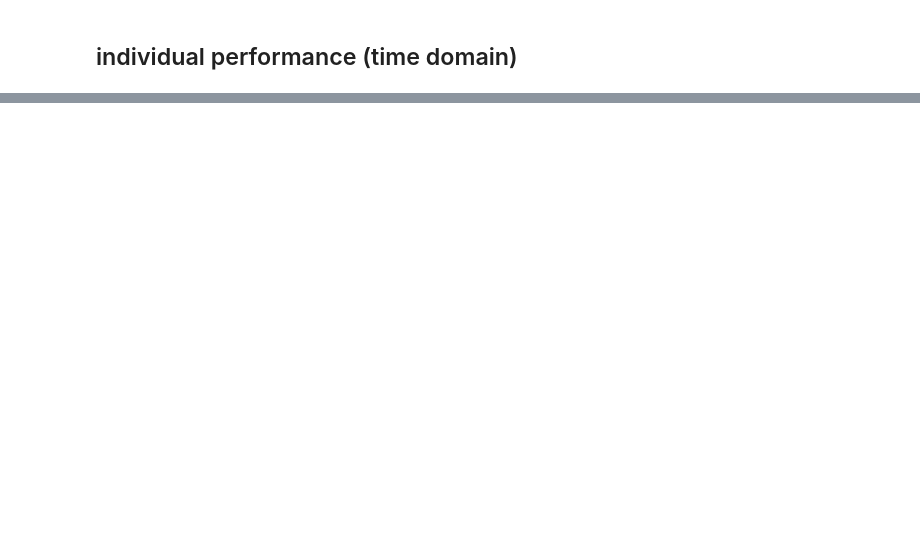
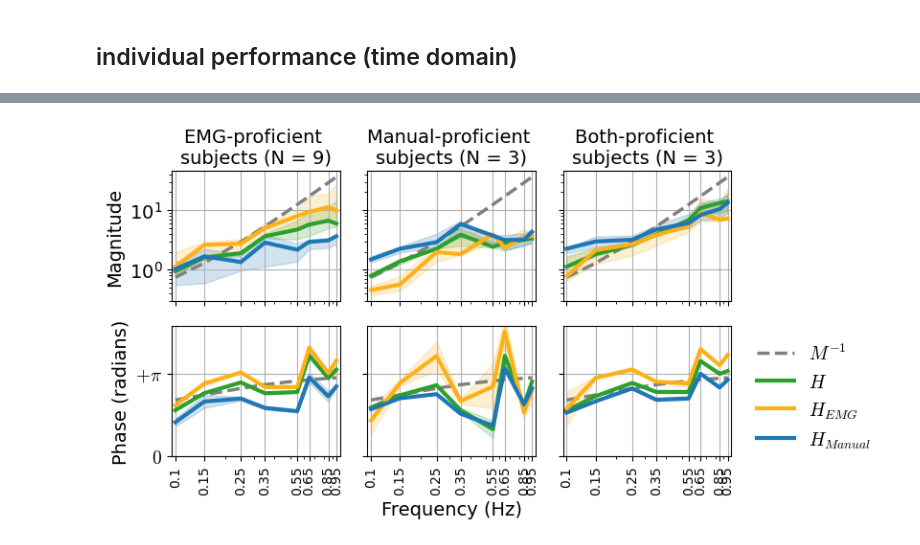
Before and after one commit to sburden-group/sensorimotor_fusion, a Jupyter notebook: analysis/Multimodal paper/20240130_EMBCabstract.ipynb, the cells around one changed output, grey strips where cells are left out. Saved outputs shown, nothing was run; the diff lists cells and outputs as text; code cells hidden in the pictures; blank space fills up the shorter version.

```diff
--- a/analysis/Multimodal paper/20240130_EMBCabstract.ipynb
+++ b/analysis/Multimodal paper/20240130_EMBCabstract.ipynb
@@ -401,0 +499,87 @@ plt.show()
+# %%
+# Bode plot of F and B
+xticks = np.array([0.1 , 0.15, 0.25, 0.35, 0.55, 0.65, 0.85, 0.95])
+xlim = (0.095, 1.0)
+ylimphase = (0, np.pi+1.8)
+yticksphase = [0.,np.pi]
+yticklabelsphase = [r'$0$',r'$+\pi$']
+TFlabels = ['F','B','F0','F1','B0','B1']
+last_few_trials = 7 # cross trials (N//2)
+
+for cond in [2]:
+    fig,axs = plt.subplots(2,3,sharex = 'col', sharey = 'row',figsize=(8.5,4.5))
+
+    for i,sub in enumerate([emg_experts,slider_experts,both_experts]):
+        # magnitude
+        ax = axs[0,i]
+        ax.plot(freqs,np.abs(1/M),'--',color= 'grey',label = r'Machine inverse $M^{-1}$',linewidth = 2.5)
+
+        mean = np.mean(np.abs(F[sub,cond,-last_few_trials:,:]),axis = 1) #mean across trials
+        q25,q50,q75 = np.quantile(mean,[0.25,0.5,0.75],axis = 0) #across subjects
+        ax.plot(freqs,q50,'-',label = 'Feedforward (combined)',color = colors['GREEN'],linewidth = 3)
+        ax.fill_between(freqs, q25, q75, alpha=0.2,color = colors['GREEN'])
+
+        mean = np.mean(np.abs(F0[sub,cond,-last_few_trials:,:]),axis = 1) #mean across trials
+        q25,q50,q75 = np.quantile(mean,[0.25,0.5,0.75],axis = 0) #across subjects
+        ax.plot(freqs,q50,'-',label = 'Feedforward (EMG pathway)',color = colors['GOLD'],linewidth = 3)
+        ax.fill_between(freqs, q25, q75, alpha=0.2, color=colors['GOLD'])
+
+        mean = np.mean(np.abs(F1[sub,cond,-last_few_trials:,:]),axis = 1) #mean across trials
+        q25,q50,q75 = np.quantile(mean,[0.25,0.5,0.75],axis = 0) #across subjects
+        ax.plot(freqs,q50,'-',label = 'Feedforward (Manual pathway)',color = colors['BLUE'],linewidth = 3)
+        ax.fill_between(freqs, q25, q75, alpha=0.2, color=colors['BLUE'])
+
+        ax.set_xscale("log")
+        ax.set_xlim(xlim)
+        ax.grid('on',zorder=-1)
+        # ax.set_ylim(0.1,80)
+        ax.set_yscale("log")
+
+        # phase
+        ax = axs[1,i]
+        ax.plot(freqs,np.angle(1/M),'--',color= 'grey',label = r'$M^{-1}$',linewidth = 2.5)
+
+        angle = np.angle(np.mean(np.exp(1j*(np.angle(F[sub,cond,-last_few_trials:,:]))),axis = 1)) #mean across trials
+        z = np.mean(np.exp(1j*(angle-np.pi/2)), axis=0) #mean across subjects
+        mean = np.angle(z)+np.pi/2
+        disp = 1 - np.abs(z)
+        ax.plot(freqs,mean,'-',label = r'$H$',color = colors['GREEN'],linewidth = 3)
+        ax.fill_between(freqs,mean+disp,mean-disp,alpha = 0.2,color = colors['GREEN'])
+
+        angle = np.angle(np.mean(np.exp(1j*(np.angle(F0[sub,cond,-last_few_trials:,:]))),axis = 1)) #mean across trials
+        z = np.mean(np.exp(1j*(angle-np.pi)), axis=0) #mean across subjects
+        mean = np.angle(z)+np.pi
+        disp = 1 - np.abs(z)
+        ax.plot(freqs,mean,'-',label = r'$H_{EMG}$',color = colors['GOLD'],linewidth = 3)
+        ax.fill_between(freqs,mean+disp,mean-disp,alpha = 0.2,color = colors['GOLD'])
+
+        angle = np.angle(np.mean(np.exp(1j*(np.angle(F1[sub,cond,-last_few_trials:,:]))),axis = 1)) #mean across trials
+        z = np.mean(np.exp(1j*(angle-np.pi/2)), axis=0) #mean across subjects
+        mean = np.angle(z)+np.pi/2
+        disp = 1 - np.abs(z)
+        ax.plot(freqs,mean,'-',label = r'$H_{Manual}$',color = colors['BLUE'],linewidth = 3)
+        ax.fill_between(freqs,mean+disp,mean-disp,alpha = 0.2,color = colors['BLUE'])
+
+        ax.grid('on',zorder=-1)
+        ax.set_ylim(ylimphase)
+        ax.set_yticks(yticksphase)
+        ax.set_yticklabels(yticklabelsphase)
+
+        ax.set_xticks(xticks)
+        ax.set_xticklabels(xticks,rotation=90,fontsize = 10)
+    axs[1,1].set_xlabel('Frequency (Hz)')
+    axs[0,0].set_ylabel('Magnitude')
+    axs[1,0].set_ylabel('Phase (radians)')
+    # axs[1,1].legend(loc='lower right', ncol = 2,fontsize = 15)
+    axs[1,2].legend(bbox_to_anchor=(1.05, 1), loc='upper left', frameon = False,fontsize = 14)
+    axs[0,0].set_title('EMG-proficient ''\n''subjects (N = '+str(emg_experts_num)+')',fontsize = 14)
+    axs[0,1].set_title('Manual-proficient ''\n''subjects (N = '+str(slider_experts_num)+')',fontsize = 14)
+    axs[0,2].set_title('Both-proficient ''\n''subjects (N = '+str(both_experts_num)+')',fontsize = 14)
+    axs[0,1].get_shared_x_axes().join(axs[0,0], axs[0,1])
+    axs[0,2].get_shared_x_axes().join(axs[0,0], axs[0,1])
+
+    plt.tight_layout()
+    fig.savefig('group_subjects.svg')
+    plt.show()
+# %% [output]
+[figure, added]
```
Also changed, not shown: parts of 11 cells of this notebook.
